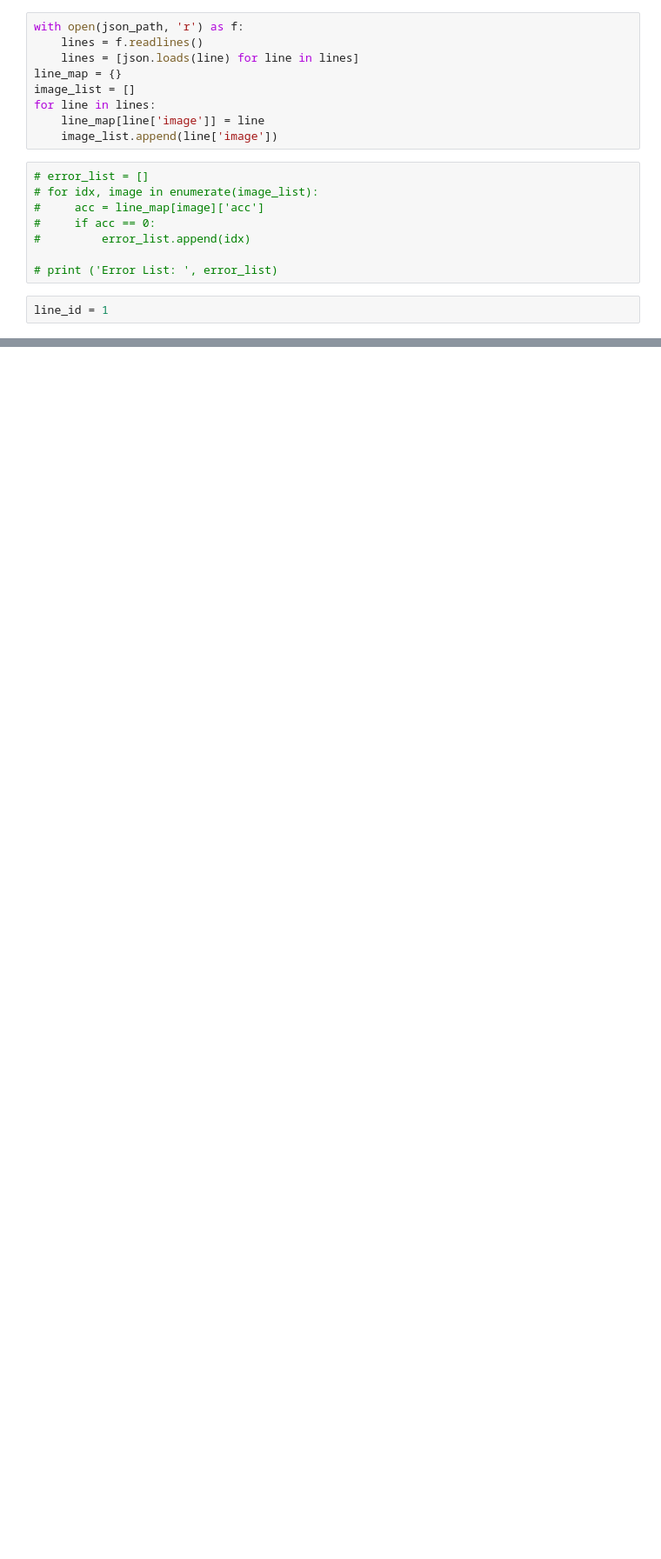
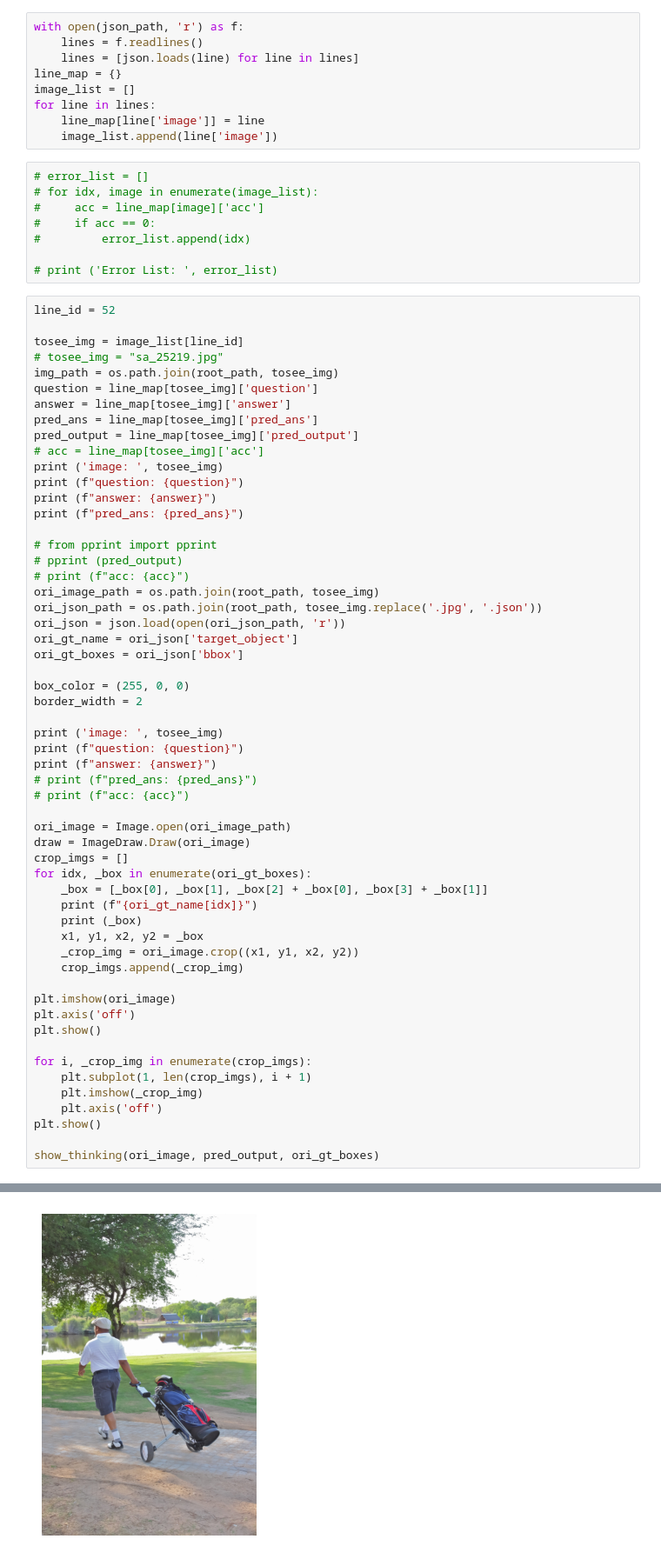
Before and after one commit to dddraxxx/laughing-potato, a Jupyter notebook: eval/watch_demo.ipynb, the cells around one changed output, grey strips where cells are left out. Shown: that part at 87% size. Drawn from its saved outputs; the diff is of its cells as text; blank space fills up the shorter version.

```diff
--- a/eval/watch_demo.ipynb
+++ b/eval/watch_demo.ipynb
@@ -126,4 +126,59 @@ for line in lines:
 
 # print ('Error List: ', error_list)
 # %%
-line_id = 1
+line_id = 52
+
+tosee_img = image_list[line_id]
+# tosee_img = "sa_25219.jpg"
+img_path = os.path.join(root_path, tosee_img)
+question = line_map[tosee_img]['question']
+answer = line_map[tosee_img]['answer']
+pred_ans = line_map[tosee_img]['pred_ans']
+pred_output = line_map[tosee_img]['pred_output']
+# acc = line_map[tosee_img]['acc']
+print ('image: ', tosee_img)
+print (f"question: {question}")
+print (f"answer: {answer}")
+print (f"pred_ans: {pred_ans}")
+
+# from pprint import pprint
+# pprint (pred_output)
+# print (f"acc: {acc}")
+ori_image_path = os.path.join(root_path, tosee_img)
+ori_json_path = os.path.join(root_path, tosee_img.replace('.jpg', '.json'))
+ori_json = json.load(open(ori_json_path, 'r'))
+ori_gt_name = ori_json['target_object']
+ori_gt_boxes = ori_json['bbox']
+
+box_color = (255, 0, 0)
+border_width = 2
+
+print ('image: ', tosee_img)
+print (f"question: {question}")
+print (f"answer: {answer}")
+# print (f"pred_ans: {pred_ans}")
+# print (f"acc: {acc}")
+
+ori_image = Image.open(ori_image_path)
+draw = ImageDraw.Draw(ori_image)
+crop_imgs = []
+for idx, _box in enumerate(ori_gt_boxes):
+    _box = [_box[0], _box[1], _box[2] + _box[0], _box[3] + _box[1]]
+    print (f"{ori_gt_name[idx]}")
+    print (_box)
+    x1, y1, x2, y2 = _box
+    _crop_img = ori_image.crop((x1, y1, x2, y2))
+    crop_imgs.append(_crop_img)
+
+plt.imshow(ori_image)
+plt.axis('off')
+plt.show()
+
+for i, _crop_img in enumerate(crop_imgs):
+    plt.subplot(1, len(crop_imgs), i + 1)
+    plt.imshow(_crop_img)
+    plt.axis('off')
+plt.show()
+
+show_thinking(ori_image, pred_output, ori_gt_boxes)
+# %% [output]
@@ -129,0 +194 @@ line_id = 1
+[figure, added]
```
Also changed, not shown: parts of 4 cells of this notebook.
